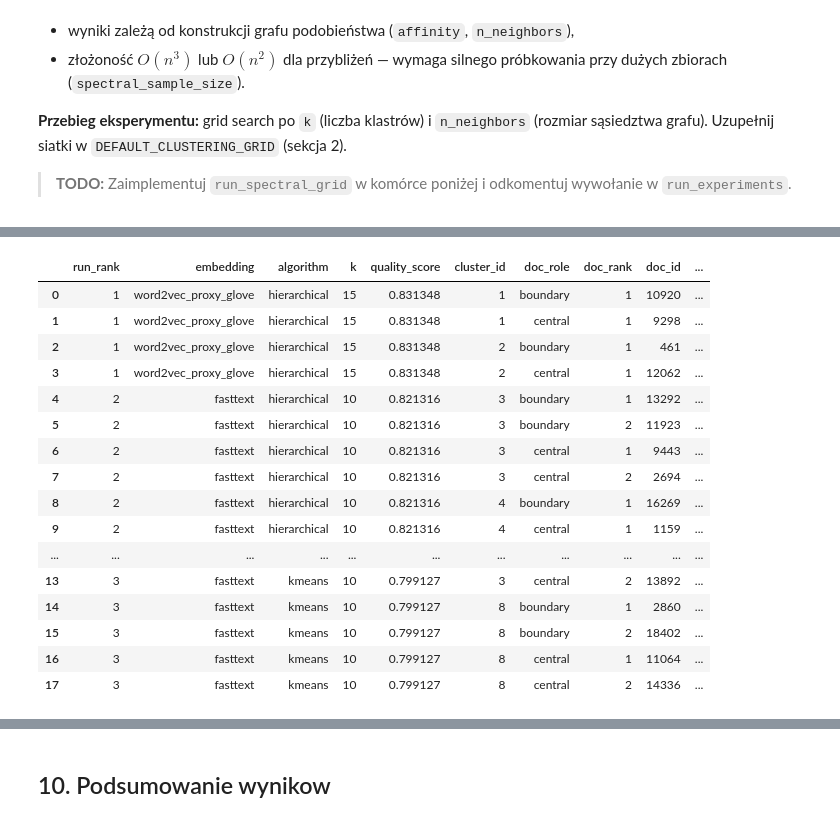
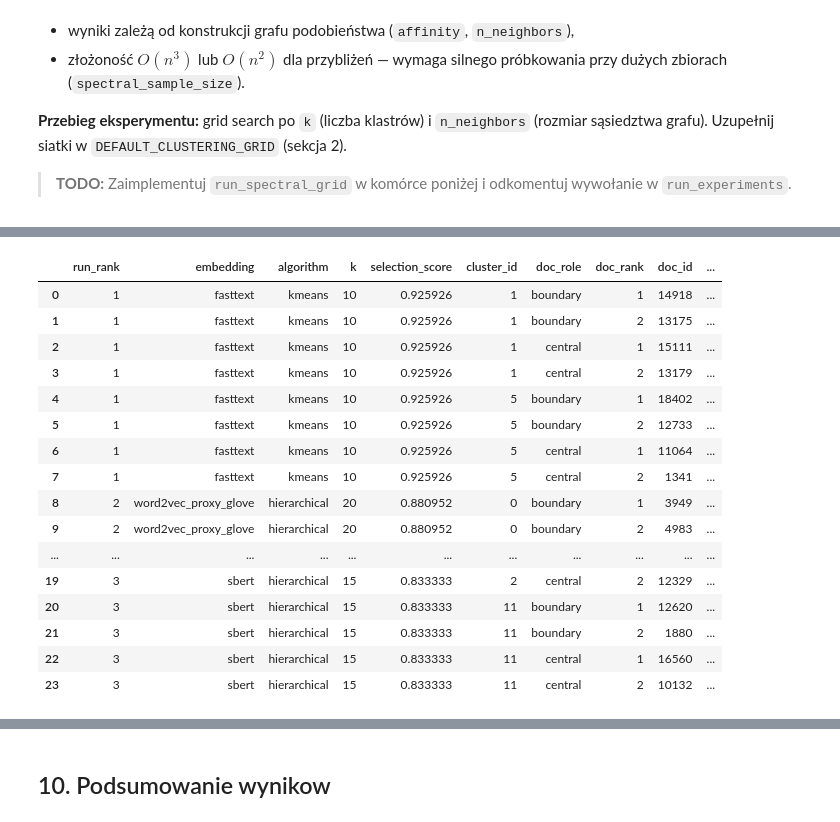
Before and after one commit to PatrykJanSozanski/text_group_20Newsgroups, a Jupyter notebook: zum_pipeline_report.ipynb, the cells around one changed output, grey strips where cells are left out. Drawn from its saved outputs; the diff is of its cells as text; code cells hidden in the pictures.

Commit message:
Evaluation and interpretation fixes

```diff
--- a/zum_pipeline_report.ipynb
+++ b/zum_pipeline_report.ipynb
@@ -933,7 +934,7 @@ def execute_single_run(
             davies_bouldin_sample_size=config.get("davies_bouldin_sample_size"),
             ari_sample_size=config.get("ari_sample_size"),
             dunn_metric=params.get("metric", "euclidean"),
-            dunn_max_points=int(config.get("dunn_max_points", 1500)),
+            dunn_max_points=config.get("dunn_max_points", 1500),
             seed=config["seed"],
         )
         runtime_sec = time.time() - start_time
@@ -1004,7 +1005,7 @@ def compute_dunn_index(
     labels: np.ndarray,
     metric: str,
     seed: int,
-    max_points: int = 1500,
+    max_points: Optional[int] = 1500,
 ) -> float:
     X_eval, labels_eval = maybe_sample_for_dunn(X=X, labels=labels, seed=seed, max_points=max_points)
     distances = pairwise_distances(X_eval, metric=metric)
@@ -1033,9 +1034,9 @@ def compute_dunn_index(
 
 
 def maybe_sample_for_dunn(
-    X: np.ndarray, labels: np.ndarray, seed: int, max_points: int
+    X: np.ndarray, labels: np.ndarray, seed: int, max_points: Optional[int]
 ) -> Tuple[np.ndarray, np.ndarray]:
-    if len(X) <= max_points:
+    if max_points is None or len(X) <= max_points:
         return X, labels
 
     rng = np.random.default_rng(seed)
@@ -1067,7 +1068,7 @@ def compute_internal_metrics(
     davies_bouldin_sample_size: Optional[int],
     ari_sample_size: Optional[int],
     dunn_metric: str,
-    dunn_max_points: int,
+    dunn_max_points: Optional[int],
     seed: int,
 ) -> Dict[str, float]:
     unique_labels = np.unique(labels[labels >= 0])  # wyklucz szumy DBSCAN (-1)
@@ -2498,6 +2668,5 @@ def truncate_text(text: str, length: int = 260) -> str:
 # %%
-
-from IPython.display import Markdown, display
+from IPython.display import Image, Markdown, display
 
 cluster_profiles_df, cluster_examples, interpretation_runs_df = explain_best_runs(
     best_runs_df=best_runs_df,
@@ -2507,16 +2676,27 @@ cluster_profiles_df, cluster_examples, interpretation_runs_df = explain_best_run
     config=CONFIG,
 )
 
+wordcloud_index_df = generate_wordcloud_artifacts(
+    run_summary_df=interpretation_runs_df,
+    cluster_profiles_df=cluster_profiles_df,
+    dataset_df=dataset_df,
+    dataset_views=dataset_views,
+    embedding_views=embedding_views,
+    best_runs_df=best_runs_df,
+    config=CONFIG,
+)
+
 interpretation_md = format_interpretation_markdown(
     run_summary_df=interpretation_runs_df,
     cluster_profiles_df=cluster_profiles_df,
     cluster_examples=cluster_examples,
-    top_runs=3,
+    top_runs=int(CONFIG.get("wordcloud_top_runs", 3)),
+    min_cluster_size=int(CONFIG.get("wordcloud_min_cluster_size", 10)),
 )
 
 interpretation_runs_view = (
     interpretation_runs_df
-    .sort_values(["quality_score", "mean_target_entropy"], ascending=[False, True])
+    .sort_values(["selection_score", "weighted_normalized_entropy", "weighted_purity"], ascending=[False, True, False])
     .reset_index(drop=True)
 )
 
@@ -2531,22 +2711,23 @@ examples_view = build_examples_dataframe(
     run_summary_df=interpretation_runs_df,
     cluster_profiles_df=cluster_profiles_df,
     cluster_examples=cluster_examples,
-    top_runs=3,
-    clusters_per_run=2,
+    top_runs=int(CONFIG.get("wordcloud_top_runs", 3)),
+    clusters_per_run=int(CONFIG.get("wordcloud_clusters_per_run", 2)),
     docs_per_role=2,
+    min_cluster_size=int(CONFIG.get("wordcloud_min_cluster_size", 10)),
 )
 
 display(Markdown("""
 ---
-### Tabela A: `interpretation_runs_df` — ranking przebiegów do interpretacji
+### Tabela A: `interpretation_runs_df` — diagnostyka przebiegów do interpretacji
 
-Jeden wiersz = jeden przebieg (embedding + algorytm). Ranking sortowany malejąco po `quality_score` i pomocniczo rosnąco po `mean_target_entropy`.
+Jeden wiersz = jeden przebieg (embedding + algorytm). Ranking sortowany malejąco po `selection_score`, a metryki etykietowe są diagnostyką post-hoc.
 
 Kluczowe pola:
-- `quality_score`: główne kryterium wyboru do raportu narracyjnego,
-- `mean_target_entropy`: entropia ważona rozmiarami klastrów (niższa = lepiej),
-- `mean_target_entropy_unweighted`: wersja nieważona (diagnostyka),
-- `best_clusters_by_size` i `best_clusters_by_purity`: szybki skrót jakości klastrów.
+- `selection_score`: nienadzorowane kryterium wyboru z sekcji 7,
+- `weighted_purity` i `weighted_normalized_entropy`: globalna zgodność z etykietami, ważona rozmiarem klastrów,
+- `macro_purity` i `macro_normalized_entropy`: diagnostyka fragmentacji,
+- `tiny_cluster_count`, `tiny_cluster_doc_share`, `largest_cluster_share`: diagnostyka struktury podziału.
 """))
 with pd.option_context("display.max_colwidth", 140):
     display(interpretation_runs_view)
@@ -2555,7 +2736,7 @@ display(Markdown("""
 ---
 ### Tabela B: `cluster_profiles_df` — profile klastrów (top 20)
 
-Największe klastry z adnotacjami semantycznymi i etykietowymi. Używaj tej tabeli, gdy chcesz sprawdzić "co" zawiera klaster i jak czysty jest tematycznie.
+Największe klastry z adnotacjami semantycznymi, etykietowymi i strukturalnymi. Purity dla małych klastrów traktujemy ostrożnie.
 """))
 with pd.option_context("display.max_colwidth", 120):
     display(cluster_profiles_view)
@@ -2566,12 +2747,22 @@ display(Markdown("""
 
 Lepszy widok dokumentów do analizy jakości klastrów:
 - `central`: dokumenty najbardziej typowe dla klastra,
-- `boundary`: dokumenty najbardziej graniczne (potencjalnie mieszające tematy).
+- `boundary`: dokumenty najbardziej graniczne.
 
-Dane obejmują top-3 przebiegi, top-2 klastry na przebieg i po 2 dokumenty na rolę.
+Dane obejmują top przebiegi i top klastry po odfiltrowaniu bardzo małych klastrów.
 """))
 with pd.option_context("display.max_colwidth", 180):
     display(examples_view)
+
+if not wordcloud_index_df.empty:
+    display(Markdown("""
+---
+### Tabela D: `wordcloud_index_df`
+
+Indeks wygenerowanych WordCloud. Chmury słów są elementem interpretacji leksykalnej, nie metryką jakości.
+"""))
+    display(wordcloud_index_df)
+    display_wordclouds(wordcloud_index_df)
 
 display(Markdown("""
 ---
@@ -2633,19 +2824,19 @@ Dane obejmują top-3 przebiegi, top-2 klastry na przebieg i po 2 dokumenty na ro
-|  | run_rank | embedding | algorithm | k | quality_score | cluster_id | doc_role | doc_rank | doc_id | ... |
-| 0 | 1 | word2vec_proxy_glove | hierarchical | 15 | 0.831348 | 1 | boundary | 1 | 10920 | ... |
-| 1 | 1 | word2vec_proxy_glove | hierarchical | 15 | 0.831348 | 1 | central | 1 | 9298 | ... |
-| 2 | 1 | word2vec_proxy_glove | hierarchical | 15 | 0.831348 | 2 | boundary | 1 | 461 | ... |
-| 3 | 1 | word2vec_proxy_glove | hierarchical | 15 | 0.831348 | 2 | central | 1 | 12062 | ... |
-| 4 | 2 | fasttext | hierarchical | 10 | 0.821316 | 3 | boundary | 1 | 13292 | ... |
-| 5 | 2 | fasttext | hierarchical | 10 | 0.821316 | 3 | boundary | 2 | 11923 | ... |
-| 6 | 2 | fasttext | hierarchical | 10 | 0.821316 | 3 | central | 1 | 9443 | ... |
-| 7 | 2 | fasttext | hierarchical | 10 | 0.821316 | 3 | central | 2 | 2694 | ... |
-| 8 | 2 | fasttext | hierarchical | 10 | 0.821316 | 4 | boundary | 1 | 16269 | ... |
-| 9 | 2 | fasttext | hierarchical | 10 | 0.821316 | 4 | central | 1 | 1159 | ... |
+|  | run_rank | embedding | algorithm | k | selection_score | cluster_id | doc_role | doc_rank | doc_id | ... |
+| 0 | 1 | fasttext | kmeans | 10 | 0.925926 | 1 | boundary | 1 | 14918 | ... |
+| 1 | 1 | fasttext | kmeans | 10 | 0.925926 | 1 | boundary | 2 | 13175 | ... |
+| 2 | 1 | fasttext | kmeans | 10 | 0.925926 | 1 | central | 1 | 15111 | ... |
+| 3 | 1 | fasttext | kmeans | 10 | 0.925926 | 1 | central | 2 | 13179 | ... |
+| 4 | 1 | fasttext | kmeans | 10 | 0.925926 | 5 | boundary | 1 | 18402 | ... |
+| 5 | 1 | fasttext | kmeans | 10 | 0.925926 | 5 | boundary | 2 | 12733 | ... |
+| 6 | 1 | fasttext | kmeans | 10 | 0.925926 | 5 | central | 1 | 11064 | ... |
+| 7 | 1 | fasttext | kmeans | 10 | 0.925926 | 5 | central | 2 | 1341 | ... |
+| 8 | 2 | word2vec_proxy_glove | hierarchical | 20 | 0.880952 | 0 | boundary | 1 | 3949 | ... |
+| 9 | 2 | word2vec_proxy_glove | hierarchical | 20 | 0.880952 | 0 | boundary | 2 | 4983 | ... |
 | ... | ... | ... | ... | ... | ... | ... | ... | ... | ... | ... |
-| 13 | 3 | fasttext | kmeans | 10 | 0.799127 | 3 | central | 2 | 13892 | ... |
-| 14 | 3 | fasttext | kmeans | 10 | 0.799127 | 8 | boundary | 1 | 2860 | ... |
-| 15 | 3 | fasttext | kmeans | 10 | 0.799127 | 8 | boundary | 2 | 18402 | ... |
-| 16 | 3 | fasttext | kmeans | 10 | 0.799127 | 8 | central | 1 | 11064 | ... |
-| 17 | 3 | fasttext | kmeans | 10 | 0.799127 | 8 | central | 2 | 14336 | ... |
+| 19 | 3 | sbert | hierarchical | 15 | 0.833333 | 2 | central | 2 | 12329 | ... |
+| 20 | 3 | sbert | hierarchical | 15 | 0.833333 | 11 | boundary | 1 | 12620 | ... |
+| 21 | 3 | sbert | hierarchical | 15 | 0.833333 | 11 | boundary | 2 | 1880 | ... |
+| 22 | 3 | sbert | hierarchical | 15 | 0.833333 | 11 | central | 1 | 16560 | ... |
+| 23 | 3 | sbert | hierarchical | 15 | 0.833333 | 11 | central | 2 | 10132 | ... |
 
 ---
```
Also changed, not shown: parts of 20 cells of this notebook, 2 other files.
